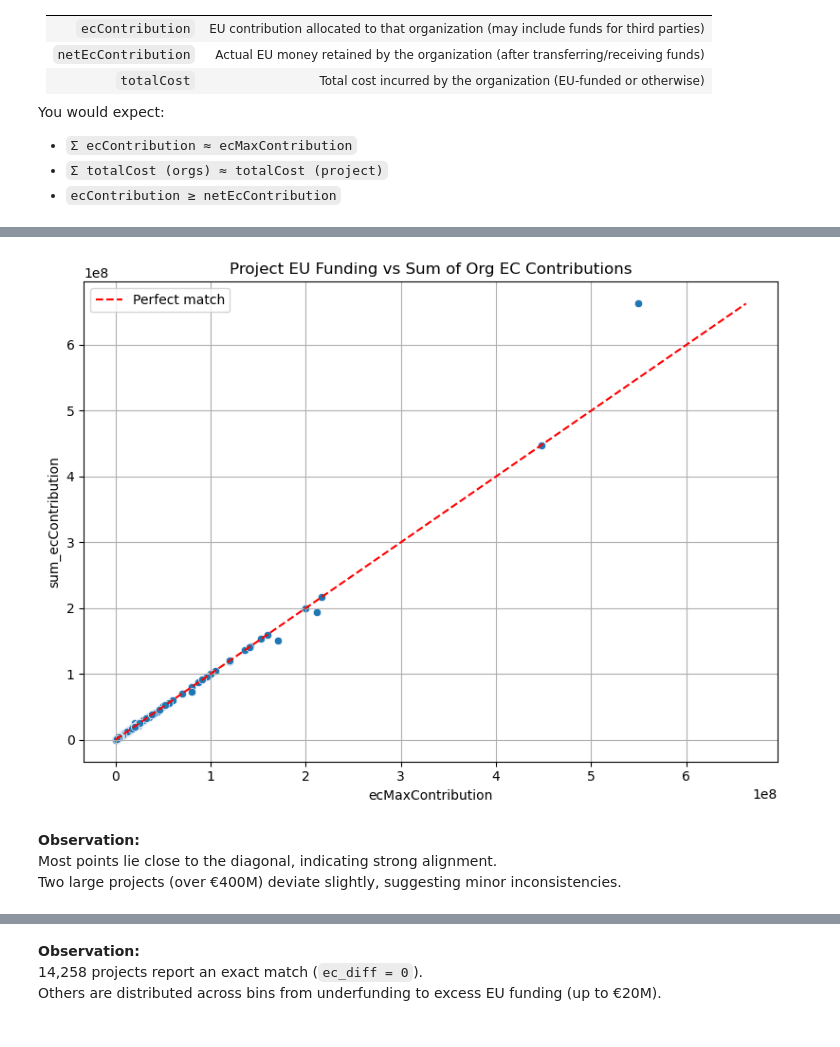
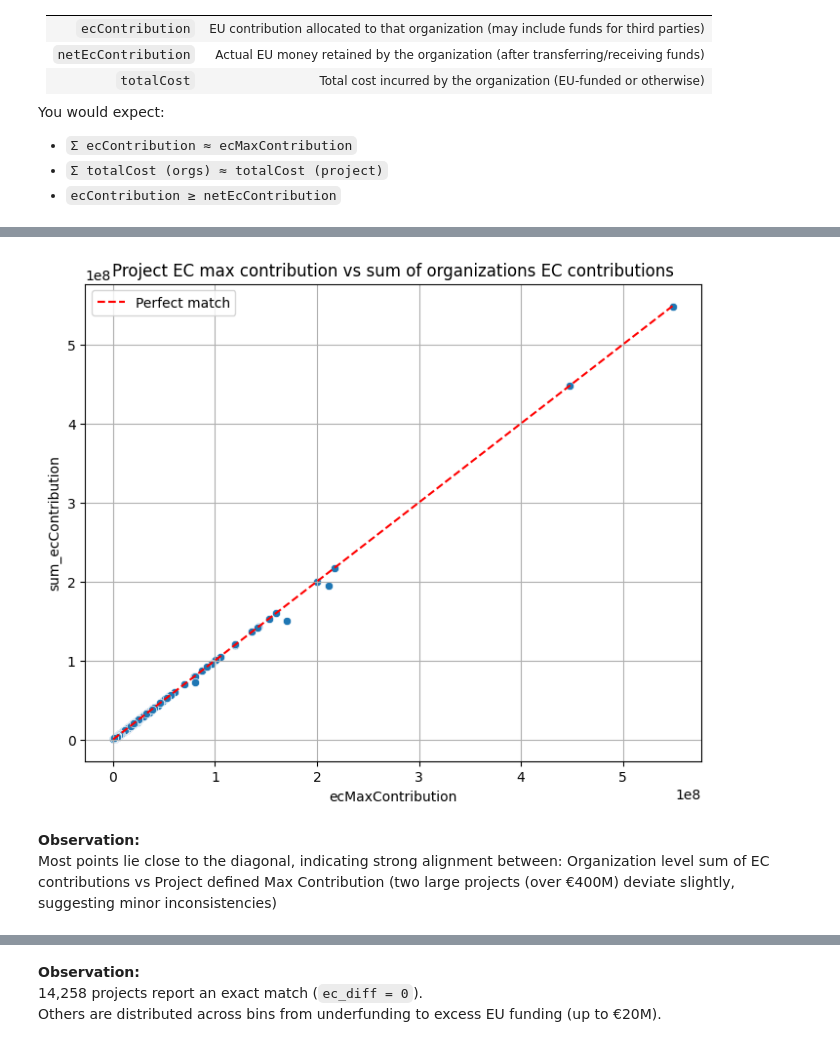
Before and after one commit to EliasIblisdir/MDA_project, a Jupyter notebook: Horizon.ipynb, the cells around one changed output, grey strips where cells are left out. Cells and saved outputs as stored; diff of their text form; code cells hidden in the pictures.

```diff
--- a/Horizon.ipynb
+++ b/Horizon.ipynb
@@ -446,0 +491,2 @@ You would expect:
+# %%
+orgs = organizations[organizations['role'] != 'associatedPartner']
@@ -446,0 +532,2 @@ You would expect:
+# %%
+orgs = orgs[orgs['role'] != 'thirdParty']
@@ -447,6 +619,6 @@ You would expect:
 # %%
 # Step 1: Aggregate org-level data by project
-org_agg = organizations.groupby("projectID").agg({
+org_agg = orgs.groupby("projectID").agg({
     "ecContribution": "sum",
     "netEcContribution": "sum",
     "totalCost": "sum"
@@ -469,10 +641,5 @@ project_financials = (
     .join(org_agg)
     .reset_index()
 )
-# %%
-# Step 4: Compute differences
-project_financials["ec_diff"] = project_financials["ecMaxContribution"] - project_financials["sum_ecContribution"]
-project_financials["cost_diff"] = project_financials["project_totalCost"] - project_financials["sum_org_totalCost"]
-project_financials["net_vs_ec_diff"] = project_financials["sum_ecContribution"] - project_financials["sum_netEcContribution"]
 # %%
 # Preview
@@ -507,30 +661,26 @@ memory usage: 1.1+ MB
 # %%
-fig, ax = plt.subplots(figsize=(8, 6))
+fig, ax = plt.subplots(figsize=(7, 6))
 
-# Scatter points
+# --- Plot: Project EC Max vs Sum of Org EC Contributions ---
 sns.scatterplot(
     data=project_financials,
     x="ecMaxContribution",
     y="sum_ecContribution",
     ax=ax
 )
-
-# Diagonal line (x = y)
 min_val = min(project_financials["ecMaxContribution"].min(), project_financials["sum_ecContribution"].min())
 max_val = max(project_financials["ecMaxContribution"].max(), project_financials["sum_ecContribution"].max())
 ax.plot([min_val, max_val], [min_val, max_val], color="red", linestyle="--", label="Perfect match")
 
-# Labels and grid
-ax.set_title("Project EU Funding vs Sum of Org EC Contributions")
+ax.set_title("Project EC max contribution vs sum of organizations EC contributions")
 ax.set_xlabel("ecMaxContribution")
 ax.set_ylabel("sum_ecContribution")
+ax.legend()
 ax.grid(True)
-ax.legend()
 plt.tight_layout()
 plt.show()
 # %% [output]
-[figure, old version]
+[figure, new version]
 # %% [markdown]
 **Observation:**
-Most points lie close to the diagonal, indicating strong alignment.
-Two large projects (over €400M) deviate slightly, suggesting minor inconsistencies.
+Most points lie close to the diagonal, indicating strong alignment between: Organization level sum of EC contributions vs Project defined Max Contribution  (two large projects (over €400M) deviate slightly, suggesting minor inconsistencies)
```
Also changed, not shown: parts of 93 cells of this notebook.
